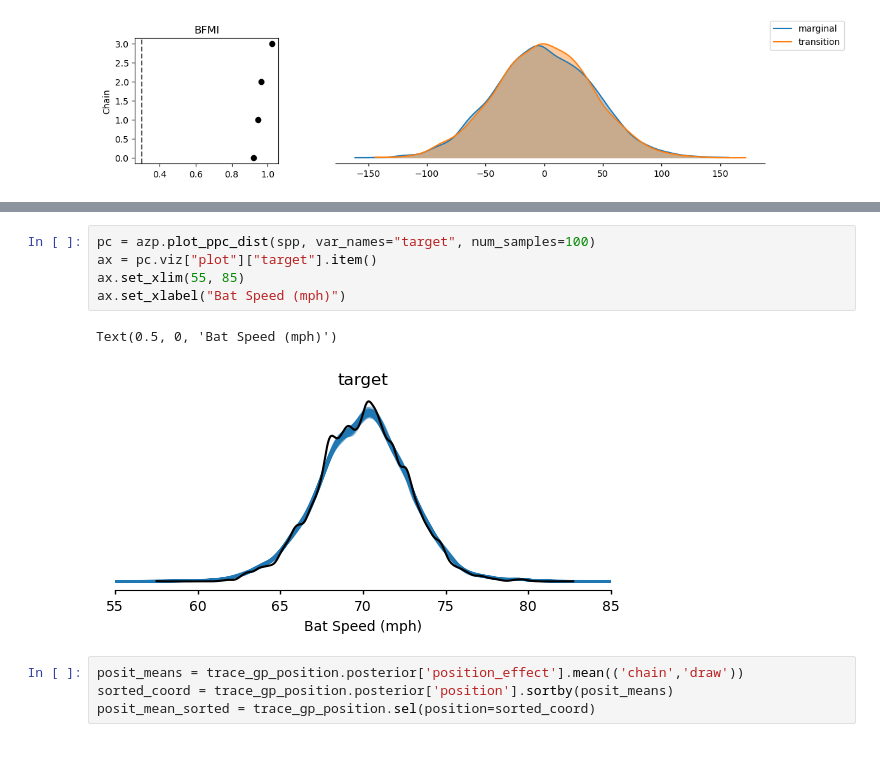
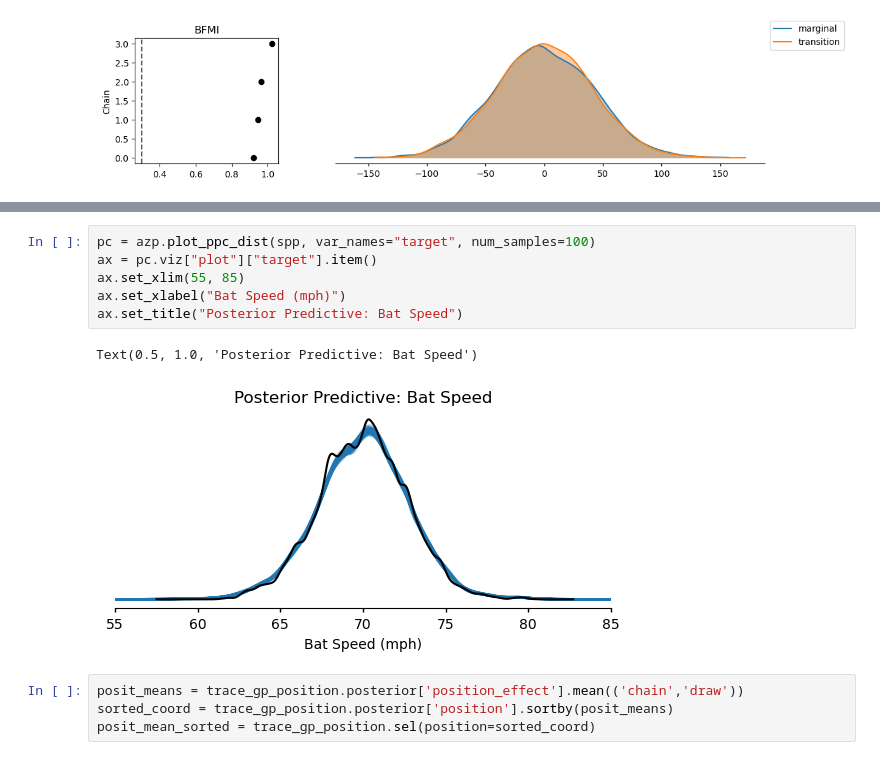
Before and after one commit to remmertjack/portfolio, a Jupyter notebook: batspeed/batspeed_monthly_model_final.ipynb, the cells around one changed output, grey strips where cells are left out. Cells and saved outputs as stored; diff of their text form.

```diff
--- a/batspeed/batspeed_monthly_model_final.ipynb
+++ b/batspeed/batspeed_monthly_model_final.ipynb
@@ -470,11 +515,12 @@ Sampling: [target]
 # %%
 pc = azp.plot_ppc_dist(spp, var_names="target", num_samples=100)
 ax = pc.viz["plot"]["target"].item()
 ax.set_xlim(55, 85)
 ax.set_xlabel("Bat Speed (mph)")
+ax.set_title("Posterior Predictive: Bat Speed")
 # %% [output]
-Text(0.5, 0, 'Bat Speed (mph)')
+Text(0.5, 1.0, 'Posterior Predictive: Bat Speed')
-[figure, old version]
+[figure, new version]
 # %%
 posit_means = trace_gp_position.posterior['position_effect'].mean(('chain','draw'))
 sorted_coord = trace_gp_position.posterior['position'].sortby(posit_means)
```
Also changed, not shown: parts of 21 cells of this notebook.
